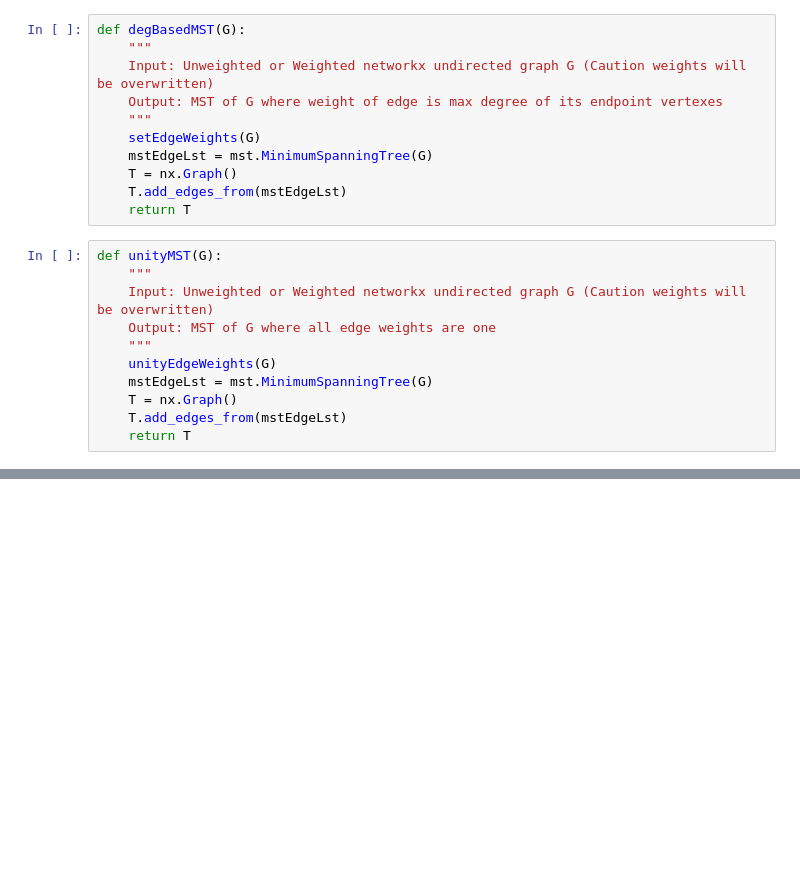
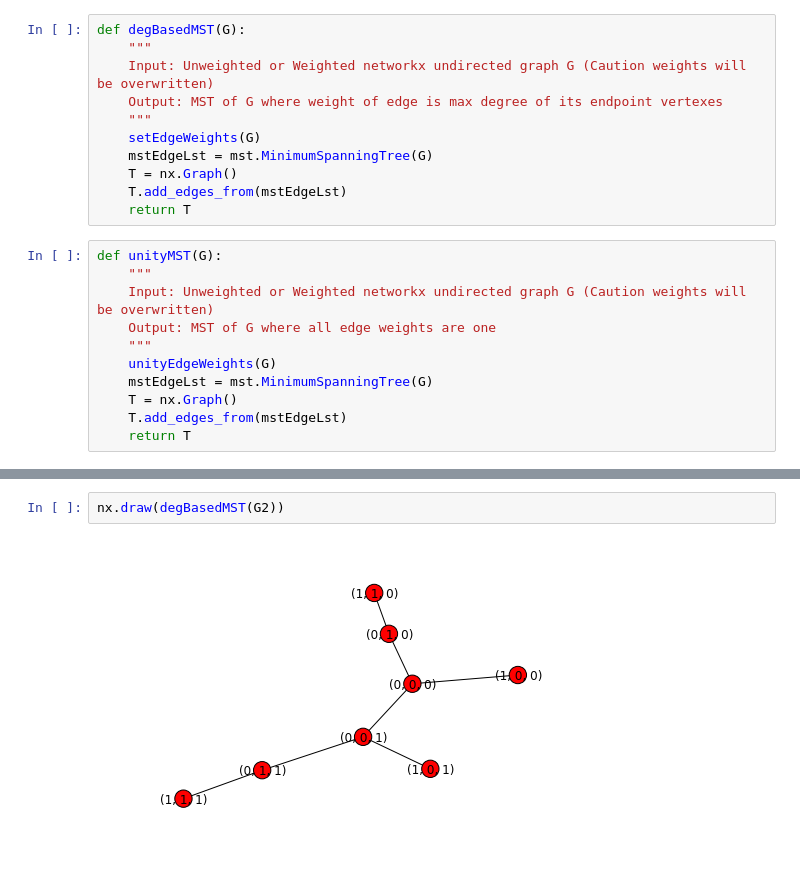
Before and after one commit to malachaifrazier/mlst, a Jupyter notebook: Mlst.ipynb, the cells around one changed output, grey strips where cells are left out. Cells and saved outputs as stored; diff of their text form; blank space fills up the shorter version.

```diff
--- a/Mlst.ipynb
+++ b/Mlst.ipynb
@@ -57,0 +67,4 @@ nx.draw(degBasedMST(nx.wheel_graph(5)))
+# %%
+nx.draw(degBasedMST(G2))
+# %% [output]
+[figure, added]
```
Also changed, not shown: parts of 29 cells of this notebook.
